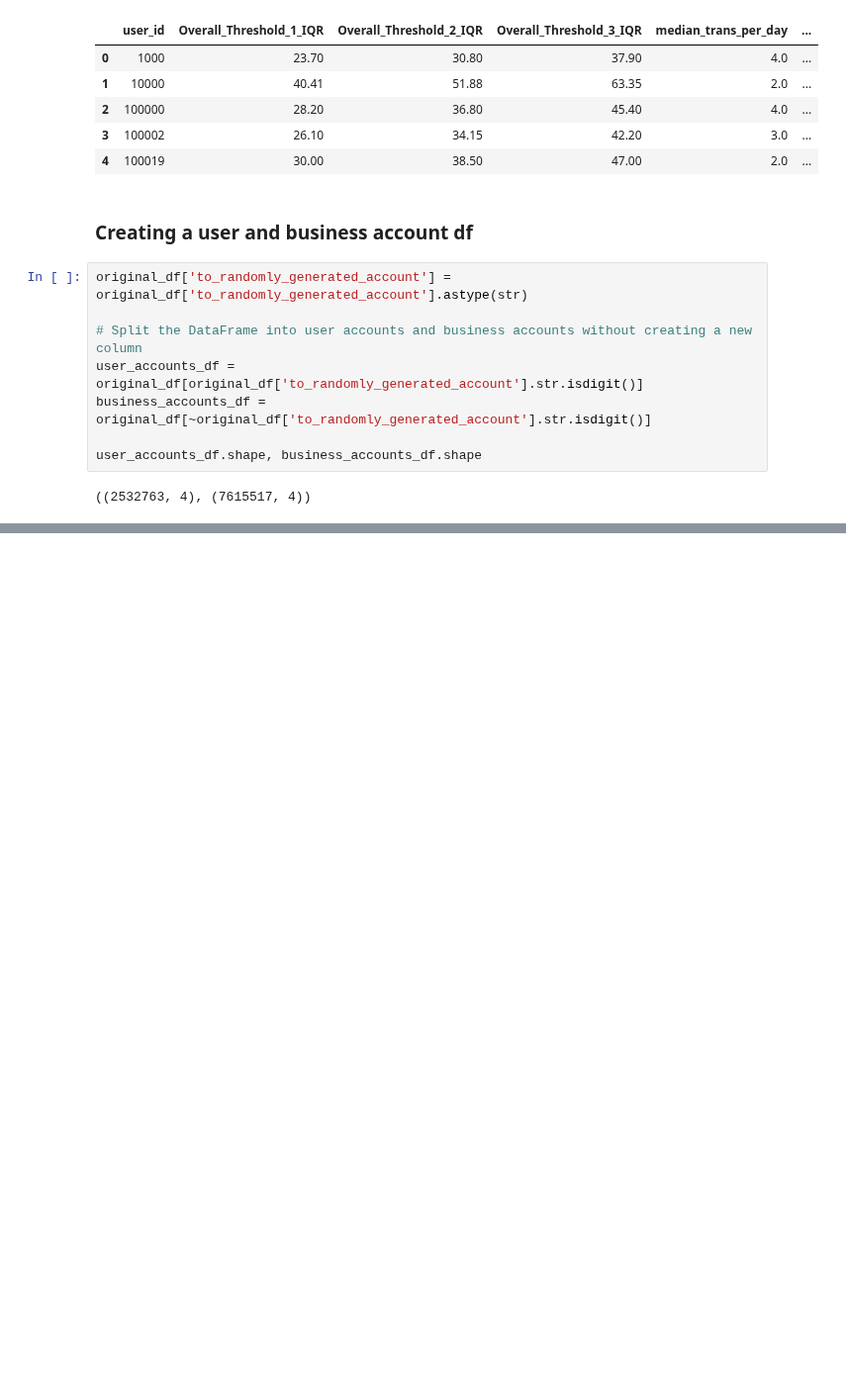
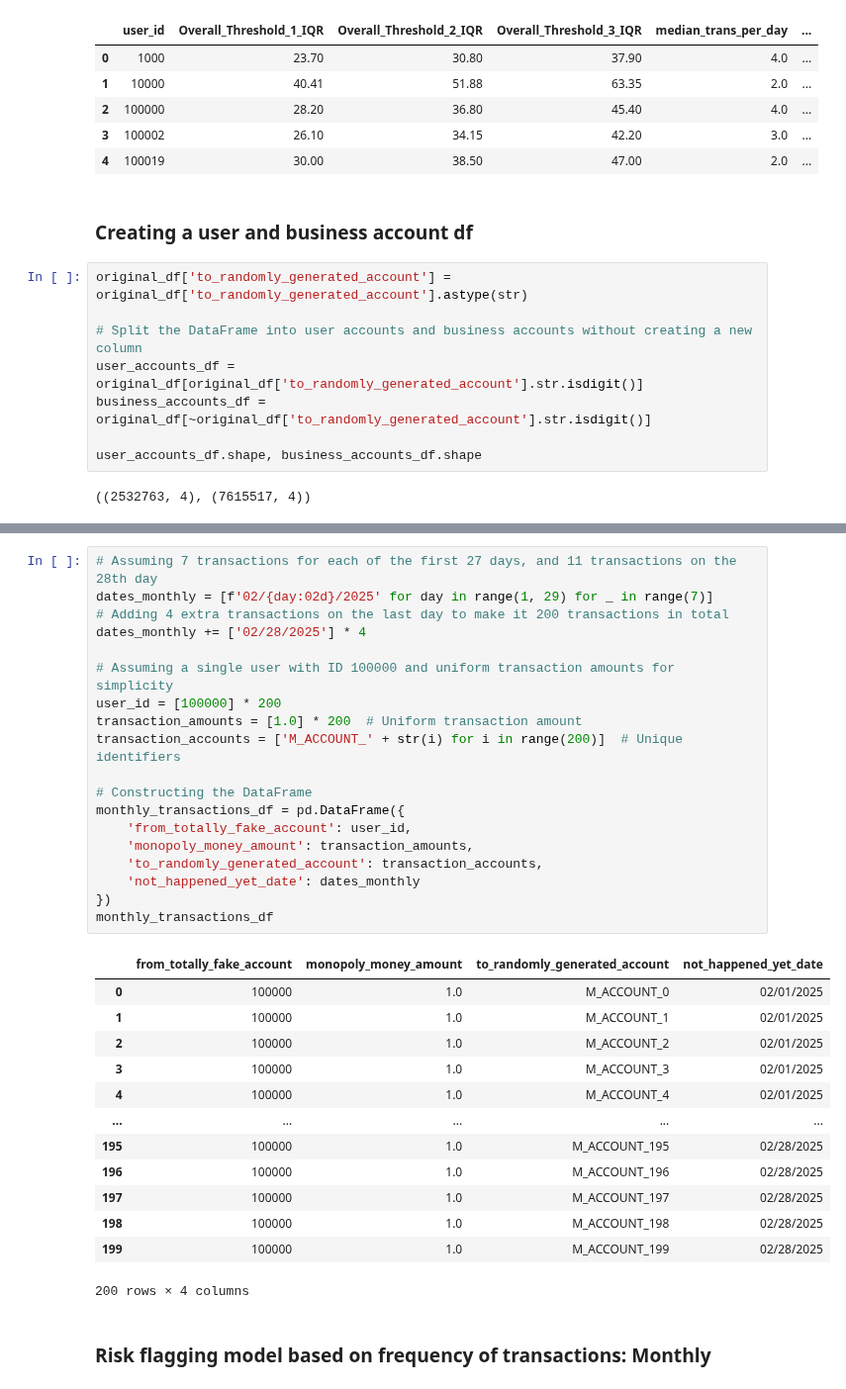
Before and after one commit to UoB-DSMP-2023-24/dsmp-2024-group27, a Jupyter notebook: AnomalyDetection/AnomalyDetectionPerUser.ipynb, the cells around one changed output, grey strips where cells are left out. Shown at 99% size. Cells and saved outputs as stored; diff of their text form; blank space fills up the shorter version.

```diff
--- a/AnomalyDetection/AnomalyDetectionPerUser.ipynb
+++ b/AnomalyDetection/AnomalyDetectionPerUser.ipynb
@@ -471,0 +680,35 @@ filtered_rows
+# %%
+# Assuming 7 transactions for each of the first 27 days, and 11 transactions on the 28th day
+dates_monthly = [f'02/{day:02d}/2025' for day in range(1, 29) for _ in range(7)]
+# Adding 4 extra transactions on the last day to make it 200 transactions in total
+dates_monthly += ['02/28/2025'] * 4
+
+# Assuming a single user with ID 100000 and uniform transaction amounts for simplicity
+user_id = [100000] * 200
+transaction_amounts = [1.0] * 200  # Uniform transaction amount
+transaction_accounts = ['M_ACCOUNT_' + str(i) for i in range(200)]  # Unique identifiers
+
+# Constructing the DataFrame
+monthly_transactions_df = pd.DataFrame({
+    'from_totally_fake_account': user_id,
+    'monopoly_money_amount': transaction_amounts,
+    'to_randomly_generated_account': transaction_accounts,
+    'not_happened_yet_date': dates_monthly
+})
+monthly_transactions_df
+# %% [output]
+|  | from_totally_fake_account | monopoly_money_amount | to_randomly_generated_account | not_happened_yet_date |
+| 0 | 100000 | 1.0 | M_ACCOUNT_0 | 02/01/2025 |
+| 1 | 100000 | 1.0 | M_ACCOUNT_1 | 02/01/2025 |
+| 2 | 100000 | 1.0 | M_ACCOUNT_2 | 02/01/2025 |
+| 3 | 100000 | 1.0 | M_ACCOUNT_3 | 02/01/2025 |
+| 4 | 100000 | 1.0 | M_ACCOUNT_4 | 02/01/2025 |
+| ... | ... | ... | ... | ... |
+| 195 | 100000 | 1.0 | M_ACCOUNT_195 | 02/28/2025 |
+| 196 | 100000 | 1.0 | M_ACCOUNT_196 | 02/28/2025 |
+| 197 | 100000 | 1.0 | M_ACCOUNT_197 | 02/28/2025 |
+| 198 | 100000 | 1.0 | M_ACCOUNT_198 | 02/28/2025 |
+| 199 | 100000 | 1.0 | M_ACCOUNT_199 | 02/28/2025 |
+200 rows × 4 columns
+# %% [markdown]
+### Risk flagging model based on frequency of transactions: Monthly
```
Also changed, not shown: parts of 39 cells of this notebook.
